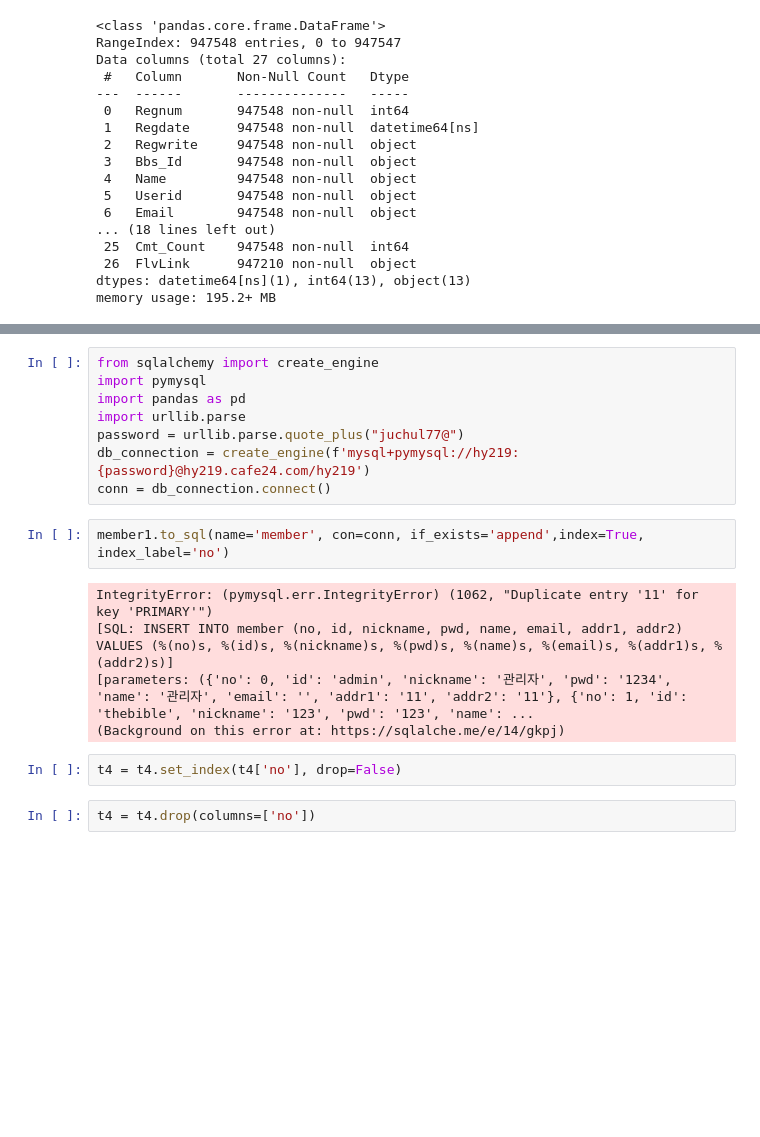
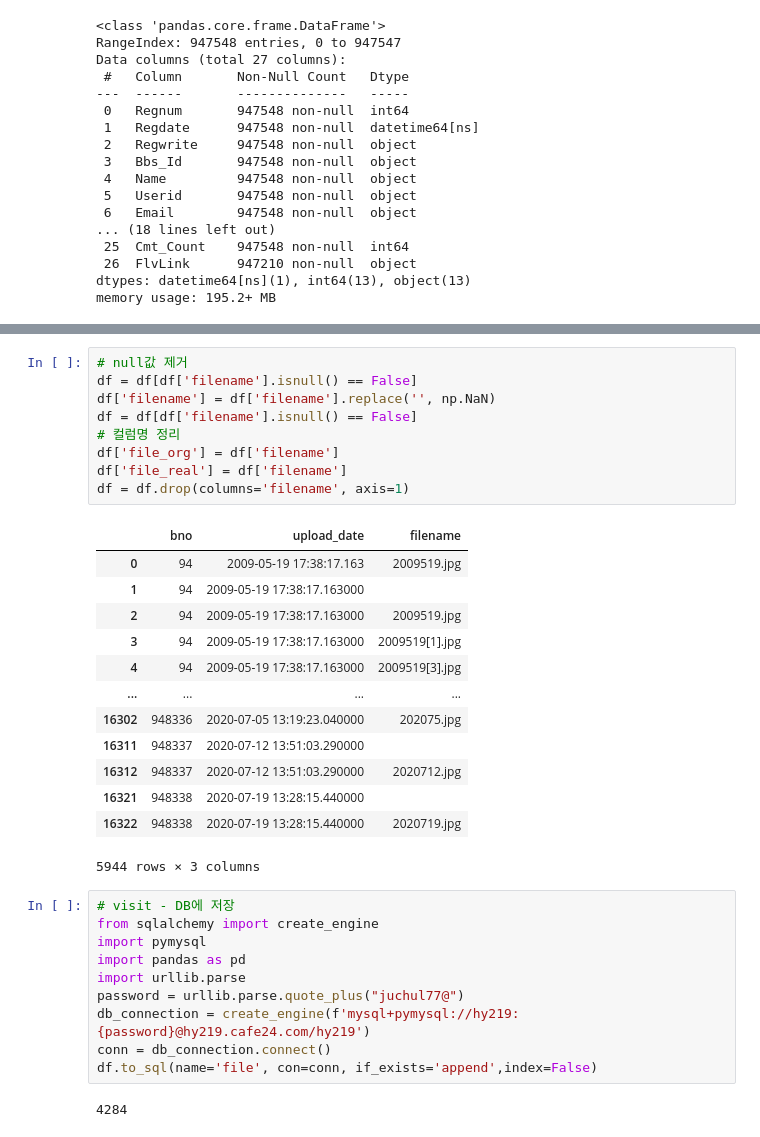
Before and after one commit to saparian0304/tjoeunacademy_test, a Jupyter notebook: jupyter/연습/화평교회.ipynb, the cells around one changed output, grey strips where cells are left out. Saved outputs shown, nothing was run; the diff lists cells and outputs as text; blank space fills up the shorter version.

```diff
--- a/jupyter/연습/화평교회.ipynb
+++ b/jupyter/연습/화평교회.ipynb
@@ -578,4 +277,28 @@ db.close()
+# %%
+# null값 제거
+df = df[df['filename'].isnull() == False]
+df['filename'] = df['filename'].replace('', np.NaN)
+df = df[df['filename'].isnull() == False]
+# 컬럼명 정리
+df['file_org'] = df['filename']
+df['file_real'] = df['filename']
+df = df.drop(columns='filename', axis=1)
+# %% [output]
+|  | bno | upload_date | filename |
+| 0 | 94 | 2009-05-19 17:38:17.163 | 2009519.jpg |
+| 1 | 94 | 2009-05-19 17:38:17.163000 |  |
+| 2 | 94 | 2009-05-19 17:38:17.163000 | 2009519.jpg |
+| 3 | 94 | 2009-05-19 17:38:17.163000 | 2009519[1].jpg |
+| 4 | 94 | 2009-05-19 17:38:17.163000 | 2009519[3].jpg |
+| ... | ... | ... | ... |
+| 16302 | 948336 | 2020-07-05 13:19:23.040000 | 202075.jpg |
+| 16311 | 948337 | 2020-07-12 13:51:03.290000 |  |
+| 16312 | 948337 | 2020-07-12 13:51:03.290000 | 2020712.jpg |
+| 16321 | 948338 | 2020-07-19 13:28:15.440000 |  |
+| 16322 | 948338 | 2020-07-19 13:28:15.440000 | 2020719.jpg |
+5944 rows × 3 columns
 # %%
+# visit - DB에 저장
 from sqlalchemy import create_engine
 import pymysql
 import pandas as pd
@@ -583,14 +306,6 @@ import urllib.parse
 password = urllib.parse.quote_plus("juchul77@")
 db_connection = create_engine(f'mysql+pymysql://hy219:{password}@hy219.cafe24.com/hy219')
 conn = db_connection.connect()
+df.to_sql(name='file', con=conn, if_exists='append',index=False)
+# %% [output]
+4284
-# %%
-member1.to_sql(name='member', con=conn, if_exists='append',index=True, index_label='no')
-# %% [output]
-IntegrityError: (pymysql.err.IntegrityError) (1062, "Duplicate entry '11' for key 'PRIMARY'")
-[SQL: INSERT INTO member (no, id, nickname, pwd, name, email, addr1, addr2) VALUES (%(no)s, %(id)s, %(nickname)s, %(pwd)s, %(name)s, %(email)s, %(addr1)s, %(addr2)s)]
-[parameters: ({'no': 0, 'id': 'admin', 'nickname': '관리자', 'pwd': '1234', 'name': '관리자', 'email': '', 'addr1': '11', 'addr2': '11'}, {'no': 1, 'id': 'thebible', 'nickname': '123', 'pwd': '123', 'name': ...
-(Background on this error at: https://sqlalche.me/e/14/gkpj)
-# %%
-t4 = t4.set_index(t4['no'], drop=False)
-# %%
-t4 = t4.drop(columns=['no'])
```
Also changed, not shown: parts of 57 cells of this notebook, 5 other files.
